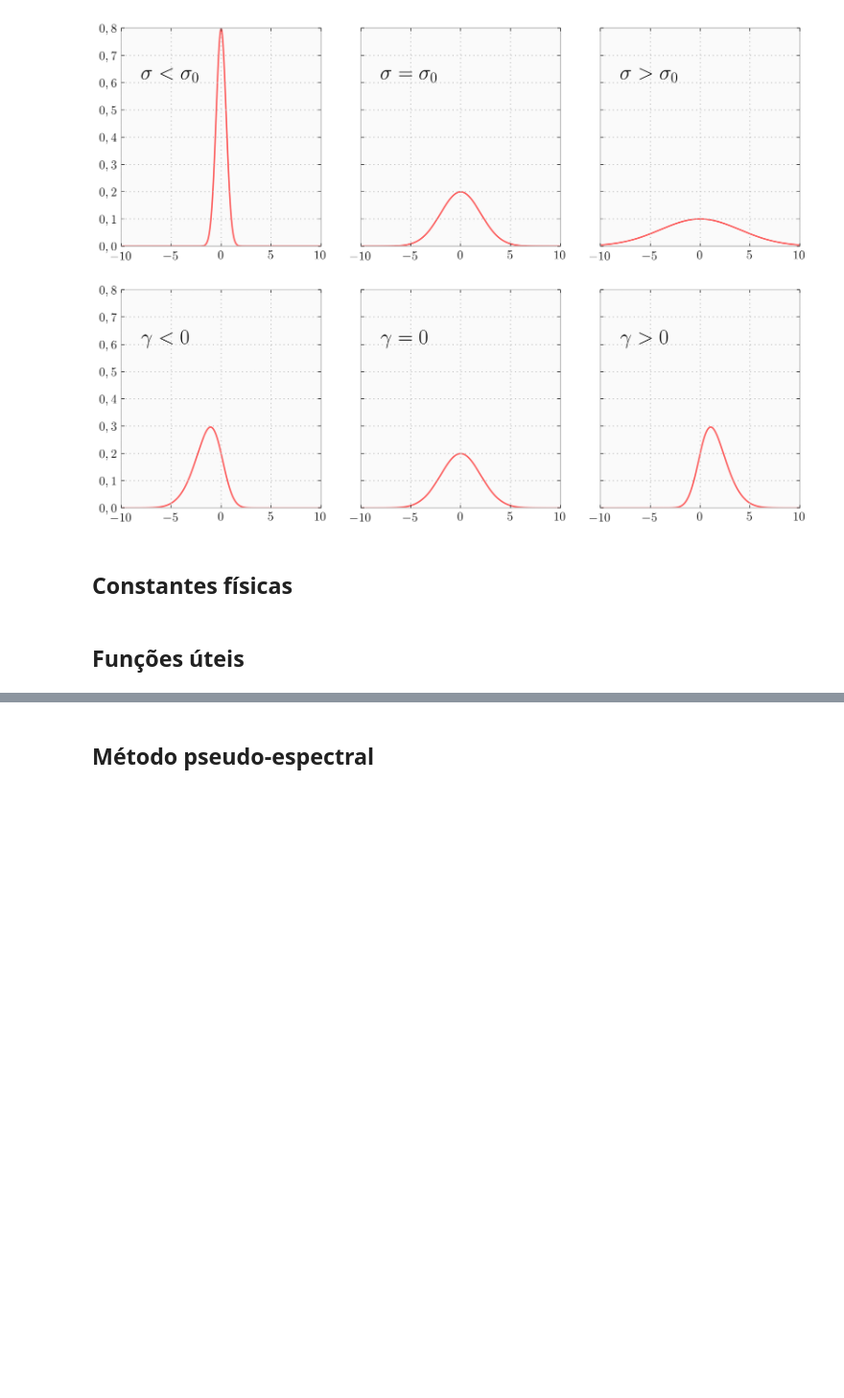
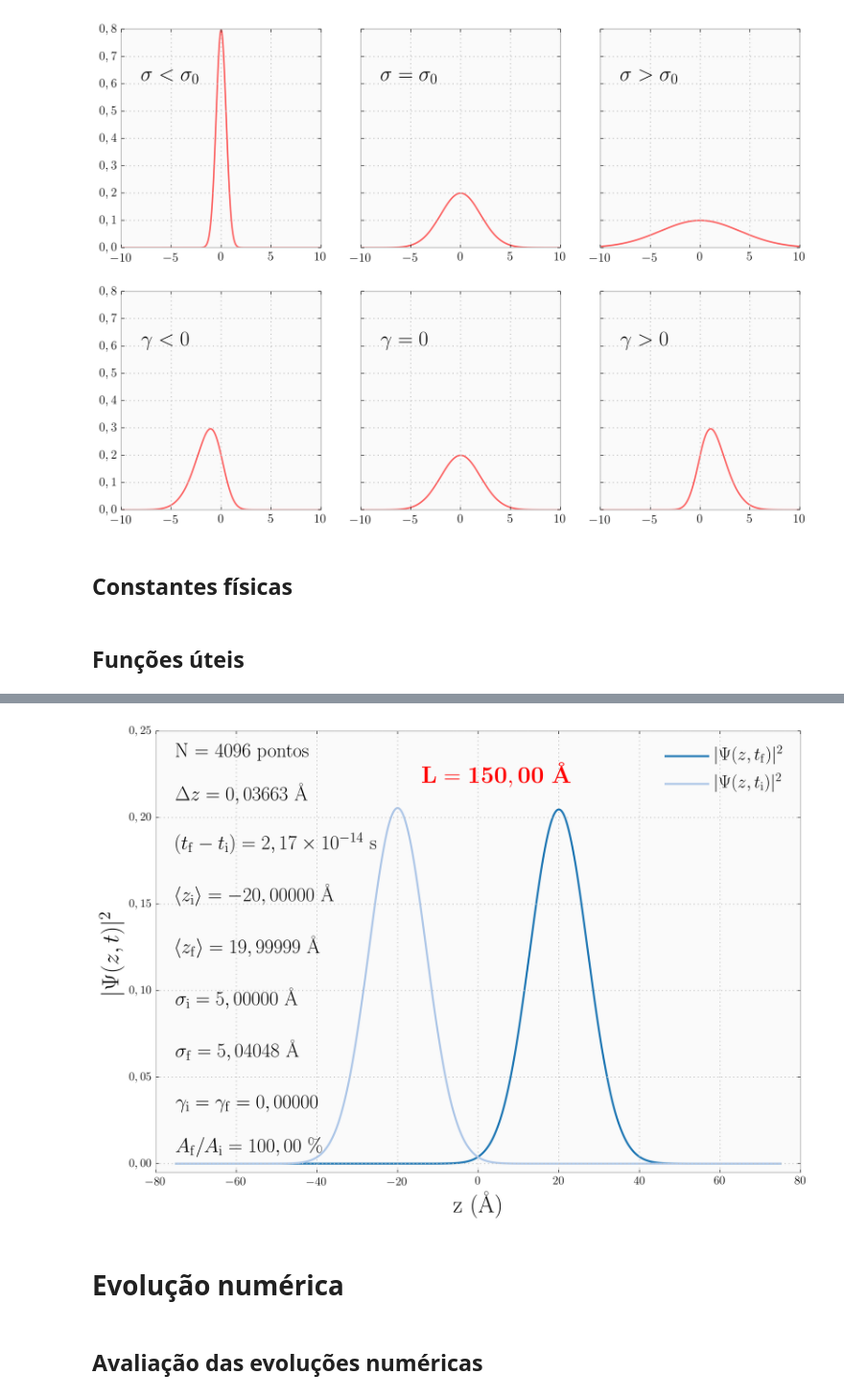
Before and after one commit to thiagolcmelo/mestrado, a Jupyter notebook: pacote-de-onda-plana.ipynb, the cells around one changed output, grey strips where cells are left out. Shown: that part at 96% size. Cells and saved outputs as stored; diff of their text form; code cells hidden in the pictures; blank space fills up the shorter version.

```diff
--- a/pacote-de-onda-plana.ipynb
+++ b/pacote-de-onda-plana.ipynb
@@ -345,2 +250,0 @@ KeyboardInterrupt:
-# %% [markdown]
-## Método pseudo-espectral
@@ -844,0 +251,51 @@ if __name__ == '__main__':
+# %%
+# na verdade já são os valores padrão, colocamos aqui para usar na
+# construção do gráfico a seguir
+zi=-20.0
+zf=20
+E=150.0
+deltaz=5.0
+L=150.0
+N=4096
+res = evolucao_analitica(zi=zi, zf=zf, E=E, deltaz=deltaz, L=L, N=N)
+# %%
+dz = res['z_ang'][1]-res['z_ang'][0]
+t_au = res['time'] / au_t
+texto_z = -L/2
+
+fig = plt.figure()
+ax = fig.add_subplot(1, 1, 1)
+ax.set_ylim([-0.005, 0.25])
+ax.text(-14, 0.22, dummy_comma(
+    r"$\mathbf{L = %.2f}$ \textbf{\AA}" % (L)), color='red', fontsize=24)
+ax.text(texto_z, 0.235, r"N = %d pontos" % N)
+ax.text(texto_z, 0.21, dummy_comma(r"$\Delta z = %.5f$ \AA" % (dz)))
+ax.text(texto_z, 0.18, dummy_comma(
+    r"$(t_\mathrm{f}-t_\mathrm{i}) = %s$ s" % (as_si(t_au * au_t, 2))))
+ax.text(texto_z, 0.15, dummy_comma(
+    r"$\langle z_\mathrm{i} \rangle = %.5f$ \AA" % (zi)))
+ax.text(texto_z, 0.12, dummy_comma(
+    r"$\langle z_\mathrm{f} \rangle = %.5f$ \AA" % (res['zf_real'])))
+ax.text(texto_z, 0.09, dummy_comma(
+    r"$\sigma_\mathrm{i} = %.5f$ \AA" % (deltaz)))
+ax.text(texto_z, 0.06, dummy_comma(
+    r"$\sigma_\mathrm{f} = %.5f$ \AA" % (res['stdev'])))
+ax.text(texto_z, 0.03, dummy_comma(
+    r"$\gamma_\mathrm{i} = \gamma_\mathrm{f} = %.5f$" % np.abs(res['skewness'])))
+ax.text(texto_z, 0.005, dummy_comma(
+    r"$A_\mathrm{f}/A_\mathrm{i} = %.2f$ \%%" % (res['conservation'])))
+plt.gcf().subplots_adjust(bottom=0.15)
+plt.xlabel("z (\AA)", fontsize=24)
+plt.ylabel(r'$|\Psi (z,t)|^2$', fontsize=24)
+line1, = plt.plot(res['z_ang'], np.abs(res['wave_final']),
+                  lw=2.0, color=(31 / 255, 119/255, 180/255),
+                  label='$|\Psi(z,t_\mathrm{f})|^2$')
+line2, = plt.plot(res['z_ang'], np.abs(res['wave_initial']), lw=2.0,
+                  color=(174 / 255, 199/255, 232/255),
+                  label='$|\Psi(z,t_\mathrm{i})|^2$')
+plt.legend(handles=[line1, line2], loc=1)
+plt.savefig('evolucao_pseudo_analitica.png')
+# %% [output]
+[figure, added]
+# %% [markdown]
+# Evolução numérica
@@ -844,0 +504,2 @@ if __name__ == '__main__':
+# %% [markdown]
+## Avaliação das evoluções numéricas
```
Also changed, not shown: parts of 14 cells of this notebook, 17 other files.
